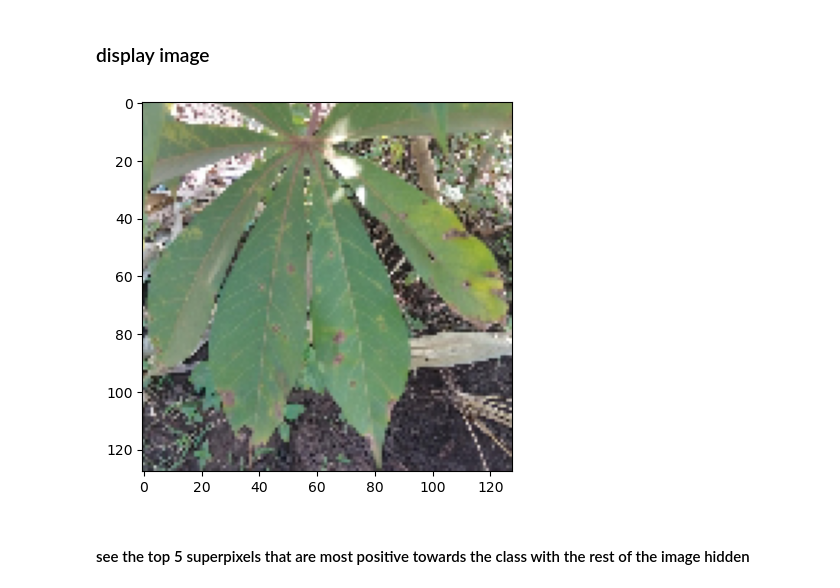
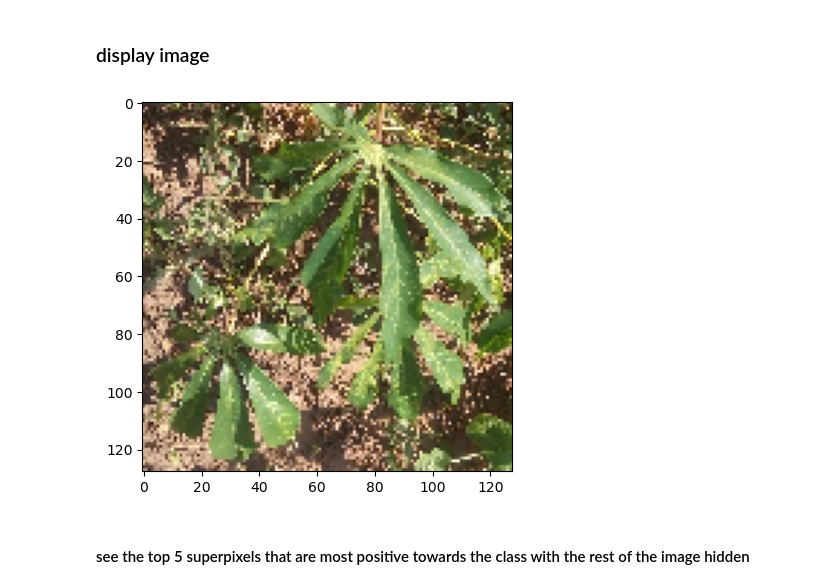
Before and after one commit to lalynjay/cassava_classification, a Jupyter notebook: small_dataset.ipynb, the cells around one changed output. Cells and saved outputs as stored; diff of their text form; code cells hidden in the pictures.

```diff
--- a/small_dataset.ipynb
+++ b/small_dataset.ipynb
@@ -1787,10 +1771,10 @@ Wall time: 47 s
 # %% [markdown]
 ### display image
 # %%
-plt.imshow(train_images[0])
+plt.imshow(train_images[6].astype('uint8'))
 plt.show()
 # %% [output]
-[figure, old version]
+[figure, new version]
 # %% [markdown]
 #### see the top 5 superpixels that are most positive towards the class with the rest of the image hidden
 # %%
```
Also changed, not shown: parts of 43 cells of this notebook, 1 other file.
